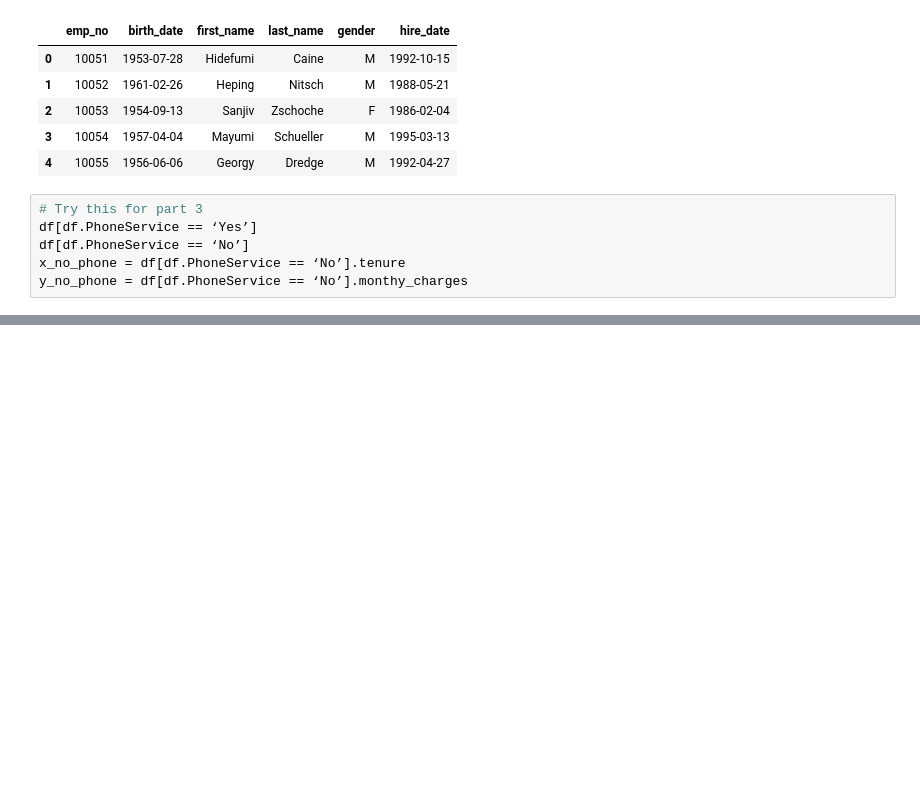
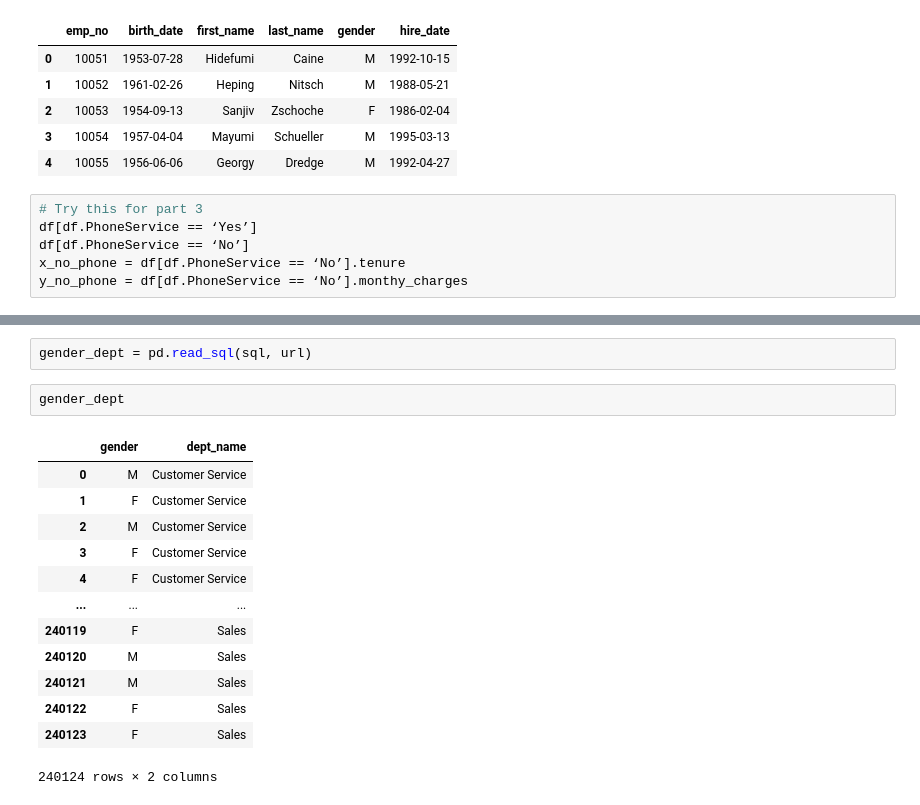
Before and after one commit to brentschriver/statistics-exercises, a Jupyter notebook: hypothesis_testing.ipynb, the cells around one changed output, grey strips where cells are left out. Saved outputs shown, nothing was run; the diff lists cells and outputs as text; blank space fills up the shorter version.

```diff
--- a/hypothesis_testing.ipynb
+++ b/hypothesis_testing.ipynb
@@ -456,0 +446,18 @@ $H_0$: Gender does
+# %%
+gender_dept = pd.read_sql(sql, url)
+# %%
+gender_dept
+# %% [output]
+|  | gender | dept_name |
+| 0 | M | Customer Service |
+| 1 | F | Customer Service |
+| 2 | M | Customer Service |
+| 3 | F | Customer Service |
+| 4 | F | Customer Service |
+| ... | ... | ... |
+| 240119 | F | Sales |
+| 240120 | M | Sales |
+| 240121 | M | Sales |
+| 240122 | F | Sales |
+| 240123 | F | Sales |
+240124 rows × 2 columns
```
Also changed, not shown: parts of 70 cells of this notebook.
